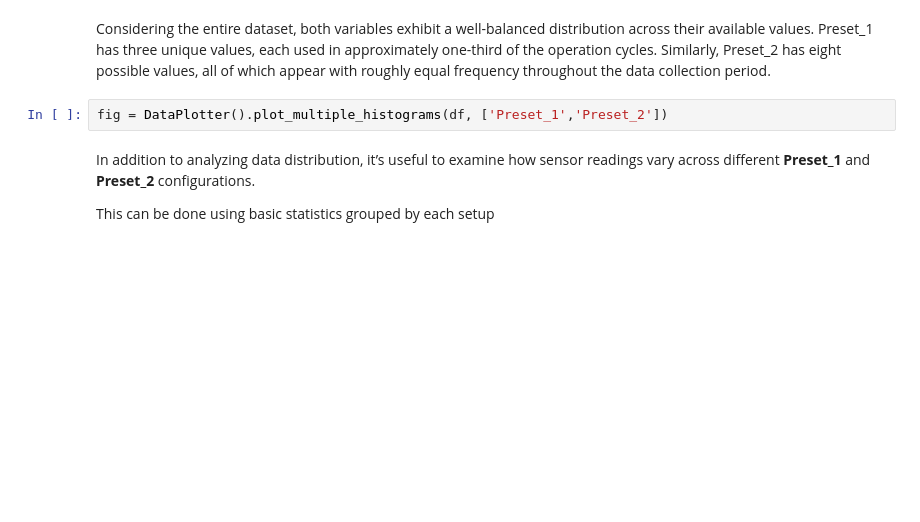
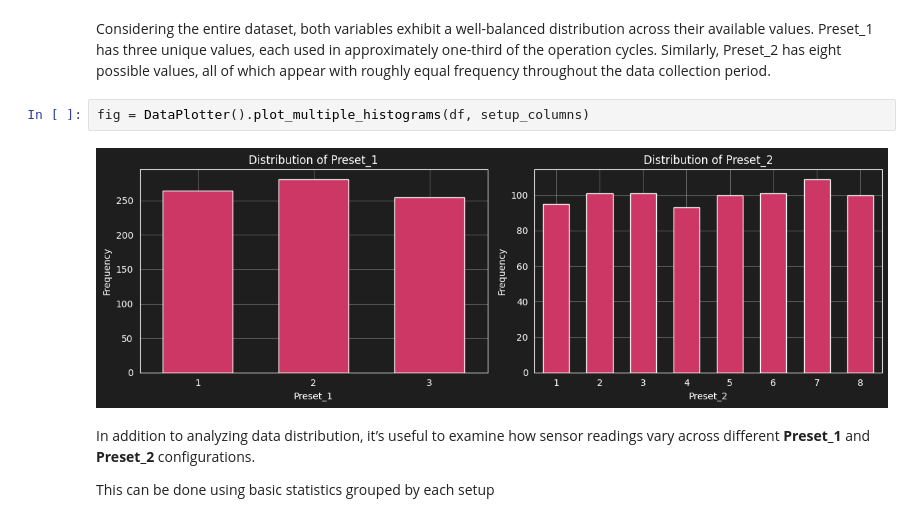
Before and after one commit to jackson-simionato/fpso-equipment-monitoring, a Jupyter notebook: notebooks/01_eda_exploration.ipynb, the cells around one changed output. Cells and saved outputs as stored; diff of their text form; blank space fills up the shorter version.

```diff
--- a/notebooks/01_eda_exploration.ipynb
+++ b/notebooks/01_eda_exploration.ipynb
@@ -206,7 +368,9 @@ print(df['Preset_2'].value_counts(normalize=True)*100)
 # %% [markdown]
 Considering the entire dataset, both variables exhibit a well-balanced distribution across their available values. Preset_1 has three unique values, each used in approximately one-third of the operation cycles. Similarly, Preset_2 has eight possible values, all of which appear with roughly equal frequency throughout the data collection period.
 # %%
-fig = DataPlotter().plot_multiple_histograms(df, ['Preset_1','Preset_2'])
+fig = DataPlotter().plot_multiple_histograms(df, setup_columns)
+# %% [output]
+[figure, added]
 # %% [markdown]
 In addition to analyzing data distribution, it’s useful to examine how sensor readings vary across different **Preset_1** and **Preset_2** configurations.
 
```
Also changed, not shown: parts of 87 cells of this notebook, 1 other file.
